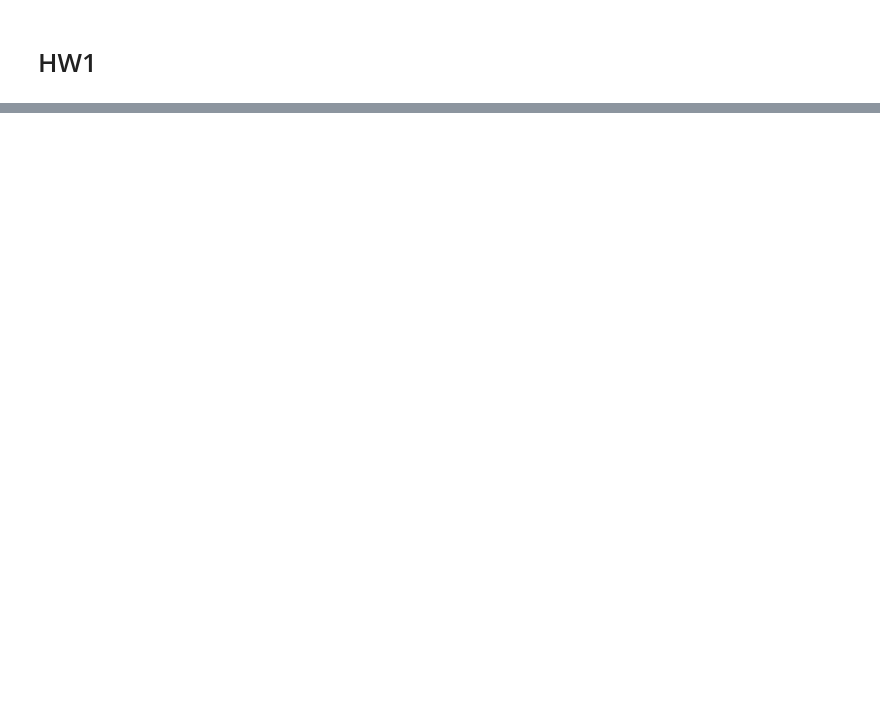
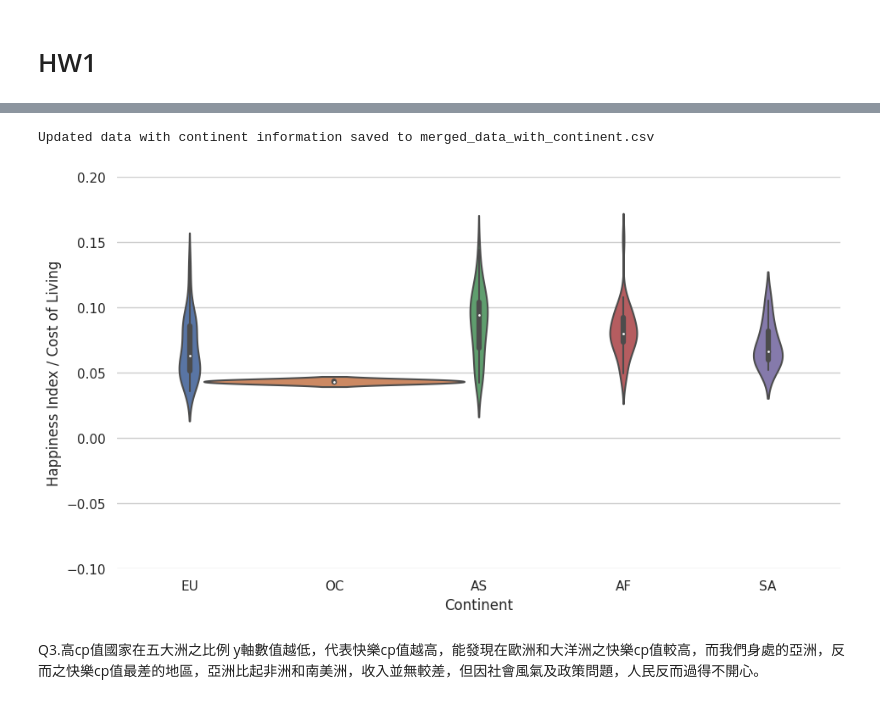
Before and after one commit to Ayden0nnn/-, a Jupyter notebook: Programming_Language_HW1.ipynb, the cells around one changed output, grey strips where cells are left out. Drawn from its saved outputs; the diff is of its cells as text; code cells hidden in the pictures; blank space fills up the shorter version.

```diff
--- a/Programming_Language_HW1.ipynb
+++ b/Programming_Language_HW1.ipynb
@@ -40,0 +147,54 @@ plt.show()
+# %%
+import pandas as pd
+from pycountry_convert import country_alpha2_to_continent_code, country_name_to_country_alpha2
+
+# Read the CSV file into a DataFrame
+df = pd.read_csv('merged_data_sorted_with_result.csv')
+
+# Function to get the continent code for a given country name
+def get_continent(country_name):
+    try:
+        country_alpha2 = country_name_to_country_alpha2(country_name)
+        continent_code = country_alpha2_to_continent_code(country_alpha2)
+        return continent_code
+    except:
+        return None
+
+# Add a new "Continent" column to the DataFrame
+df['Continent'] = df['Countries'].apply(get_continent)
+
+# Save the updated DataFrame to a new CSV file
+output_file = 'merged_data_with_continent.csv'
+df.to_csv(output_file, index=False)
+
+print(f'Updated data with continent information saved to {output_file}')
+# %% [output]
+Updated data with continent information saved to merged_data_with_continent.csv
+# %%
+import pandas as pd
+import seaborn as sns
+import matplotlib.pyplot as plt
+
+# Load your dataset with continent information
+df = pd.read_csv('merged_data_with_continent.csv')
+
+# Set Seaborn theme and style
+sns.set_theme(style="whitegrid")
+
+# Set up the matplotlib figure
+f, ax = plt.subplots(figsize=(11, 6))
+
+# Draw a violin plot with 'Continent' as the level
+sns.violinplot(x='Continent', y='Happiness Index / Cost of Living', data=df, width=1.8)
+
+# Finalize the figure
+ax.set(ylim=(-.1, .2))
+sns.despine(left=True, bottom=True)
+
+# Show the plot
+plt.show()
+# %% [output]
+[figure, added]
+# %% [markdown]
+Q3.高cp值國家在五大洲之比例
+y軸數值越低，代表快樂cp值越高，能發現在歐洲和大洋洲之快樂cp值較高，而我們身處的亞洲，反而之快樂cp值最差的地區，亞洲比起非洲和南美洲，收入並無較差，但因社會風氣及政策問題，人民反而過得不開心。
```
Also changed, not shown: parts of 12 cells of this notebook.
